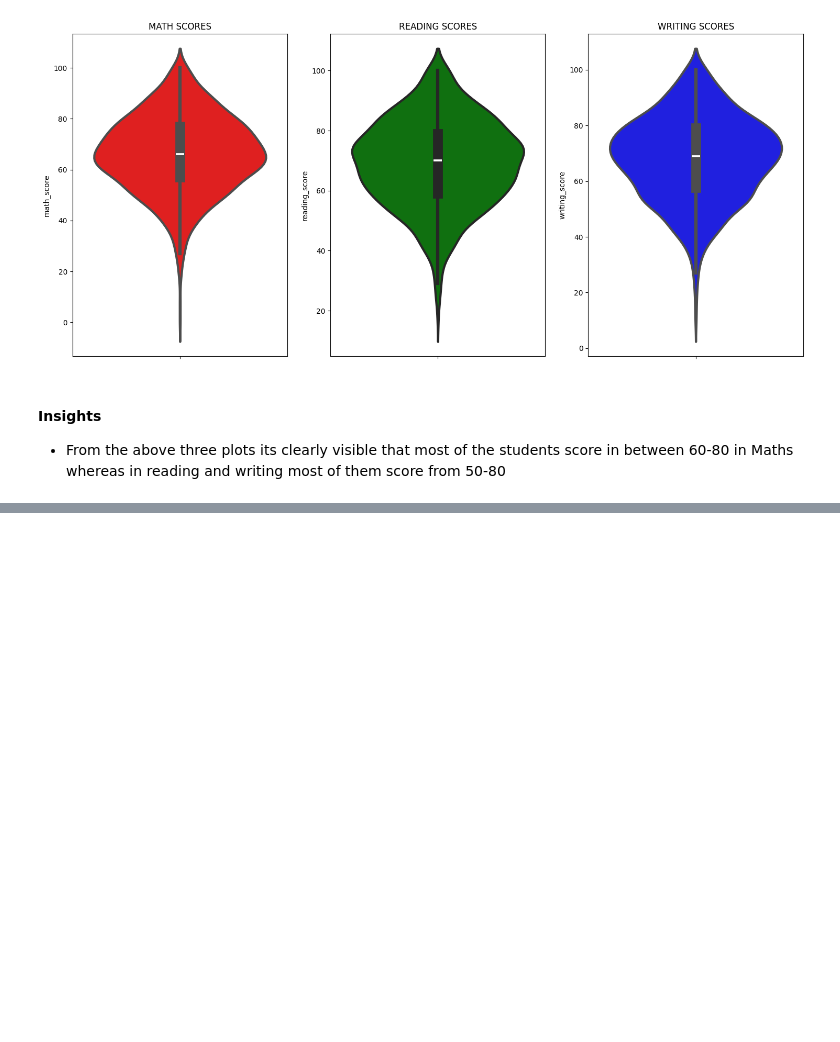
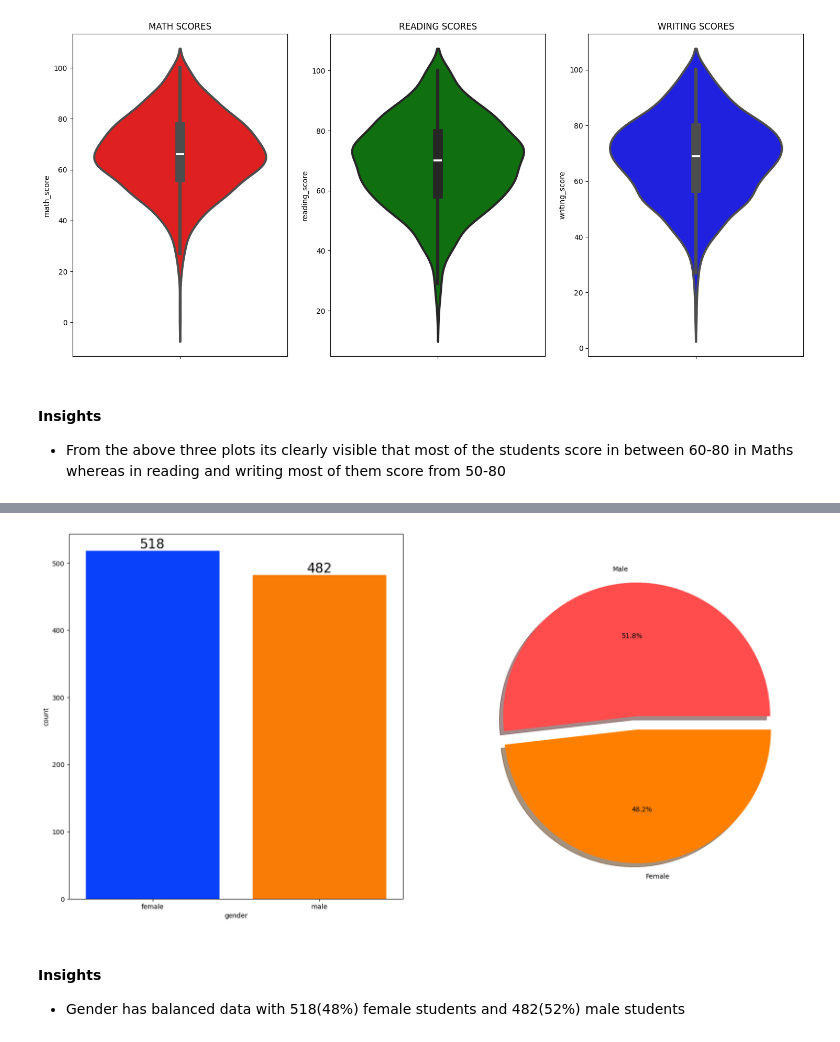
Before and after one commit to mukeshSankalamaddi/mlprojects, a Jupyter notebook: notebook/EDA STUDENT PERFORMANCE.ipynb, the cells around one changed output, grey strips where cells are left out. Drawn from its saved outputs; the diff is of its cells as text; code cells hidden in the pictures; blank space fills up the shorter version.

```diff
--- a/notebook/EDA STUDENT PERFORMANCE.ipynb
+++ b/notebook/EDA STUDENT PERFORMANCE.ipynb
@@ -322,0 +398,15 @@ plt.show()
+# %%
+f,ax = plt.subplots(1,2,figsize=(20,10))
+sns.countplot(x=df['gender'],data=df,palette = 'bright', ax = ax[0], saturation = 0.95)
+for container in ax[0].containers:
+    ax[0].bar_label(container,color = 'black', size = 20)
+
+plt.pie(x=df['gender'].value_counts(),labels=['Male','Female'],explode=[0,0.1],autopct='%1.1f%%',shadow=True,colors=['#ff4d4d','#ff8000'])
+plt.show()
+# %% [output]
+[figure, added]
+# %% [markdown]
+#### Insights
+<ul>
+    <li>Gender has balanced data with 518(48%) female students and 482(52%) male students </li>
+</ul>
```
Also changed, not shown: parts of 4 cells of this notebook.
